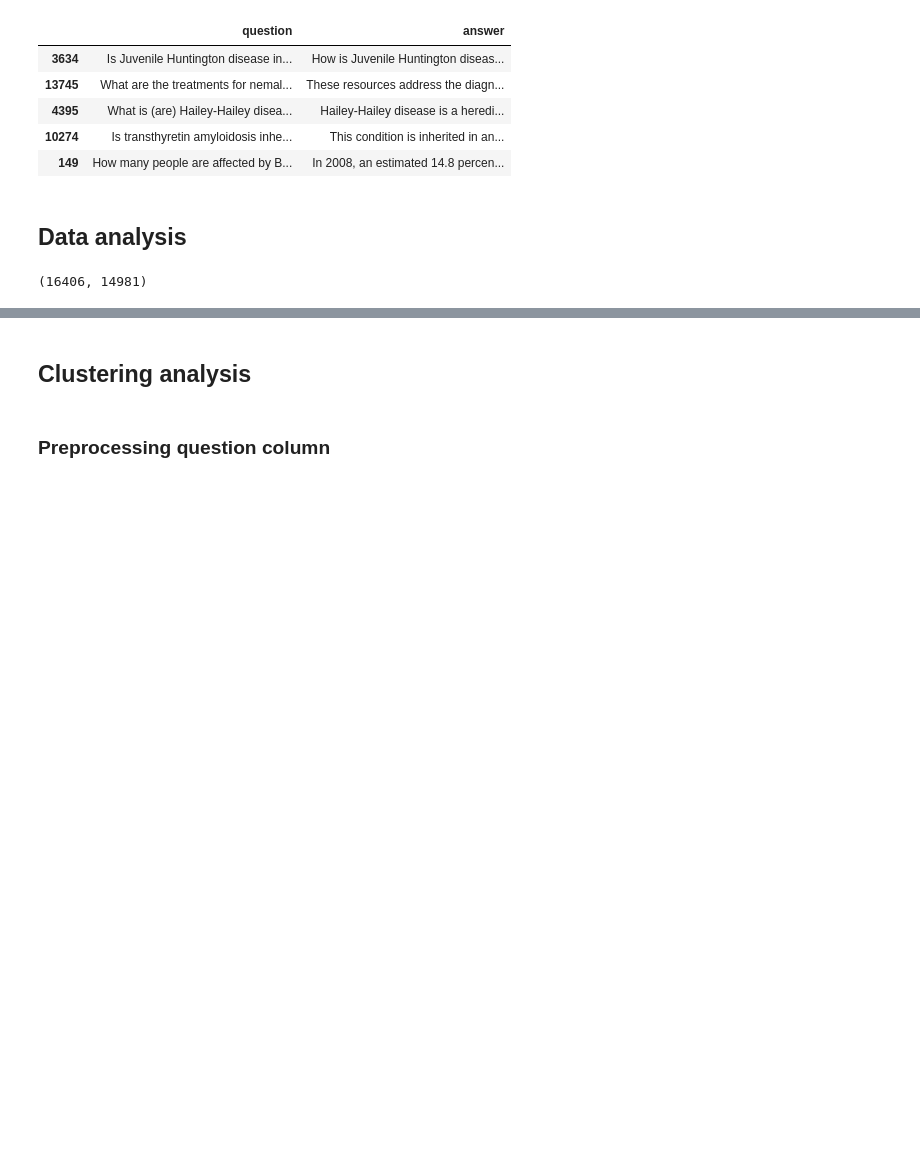
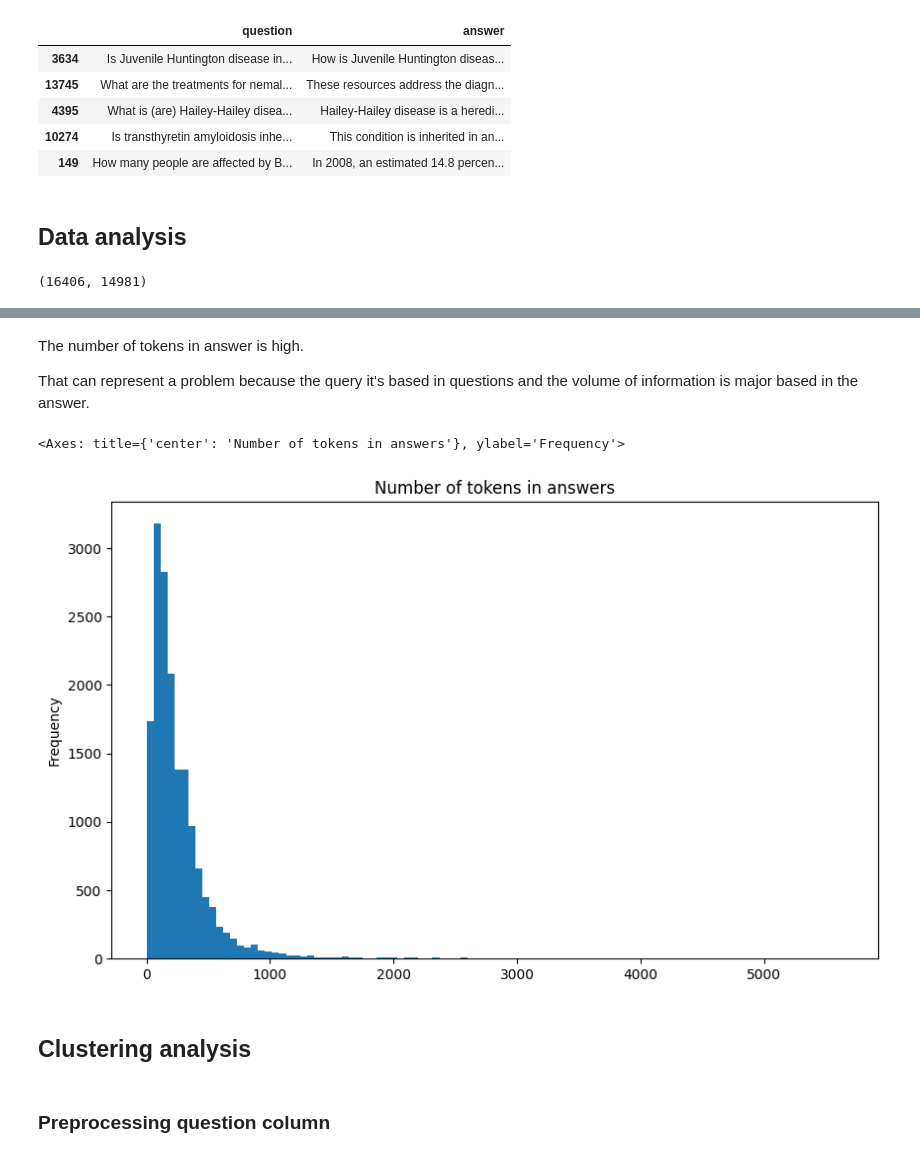
Before and after one commit to MatheusRDG/medical-assistant-bot-assignment, a Jupyter notebook: notebooks/01_01_data_exploration.ipynb, the cells around one changed output, grey strips where cells are left out. Drawn from its saved outputs; the diff is of its cells as text; code cells hidden in the pictures; blank space fills up the shorter version.

```diff
--- a/notebooks/01_01_data_exploration.ipynb
+++ b/notebooks/01_01_data_exploration.ipynb
@@ -76,3 +121,14 @@ data.shape[0], data["question"].nunique()
+# %% [markdown]
+The number of tokens in answer is high.
+
+That can represent a problem because the query it's based in questions and the volume of information is major based in the answer.
+# %%
+data["answer_n_tokens"].plot(
+    kind="hist", bins=100, figsize=(10, 6), title="Number of tokens in answers"
+)
+# %% [output]
+<Axes: title={'center': 'Number of tokens in answers'}, ylabel='Frequency'>
+[figure, added]
 # %% [markdown]
 ## Clustering analysis
 # %% [markdown]
```
Also changed, not shown: parts of 47 cells of this notebook, 5 other files.
